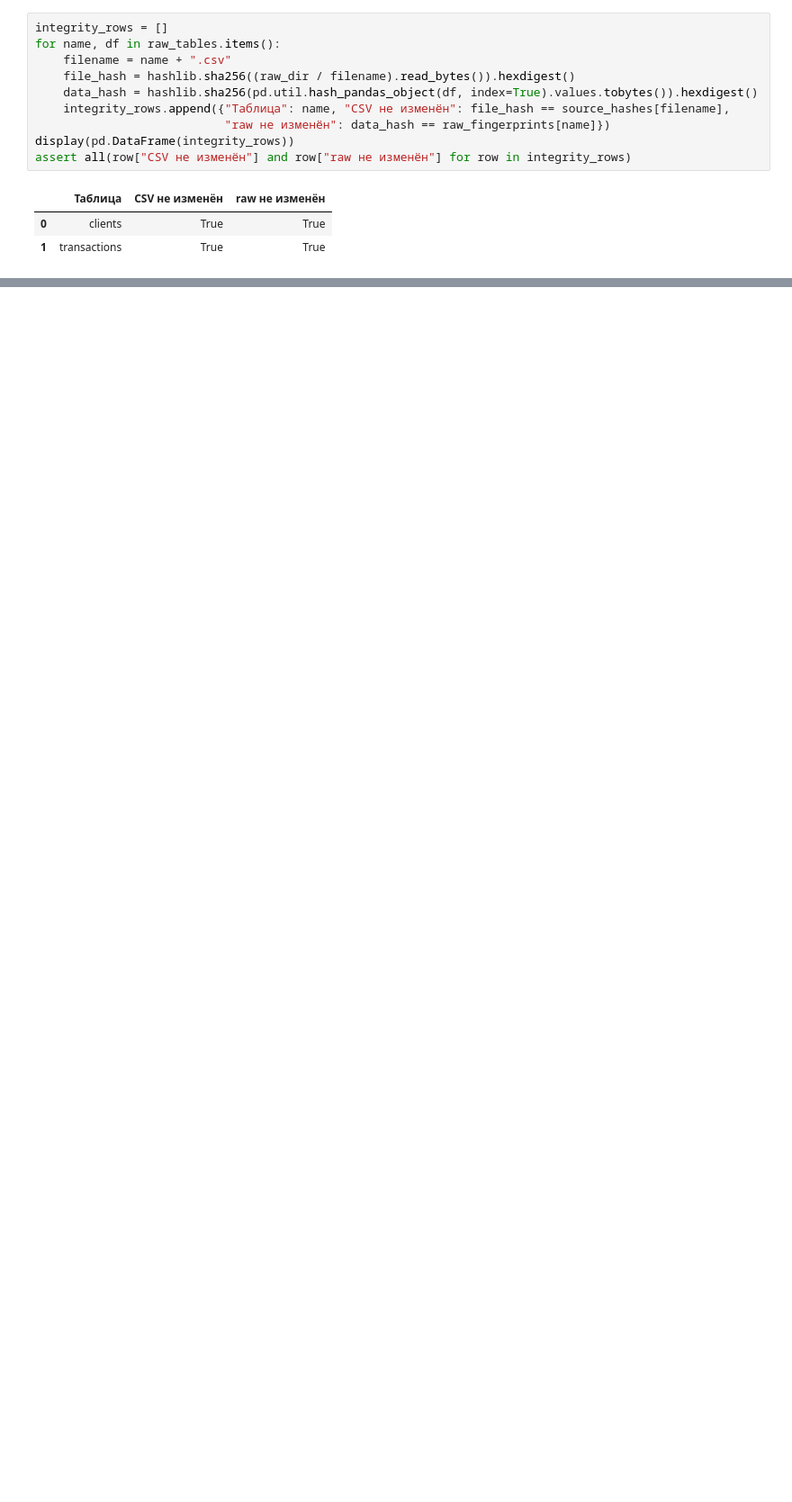
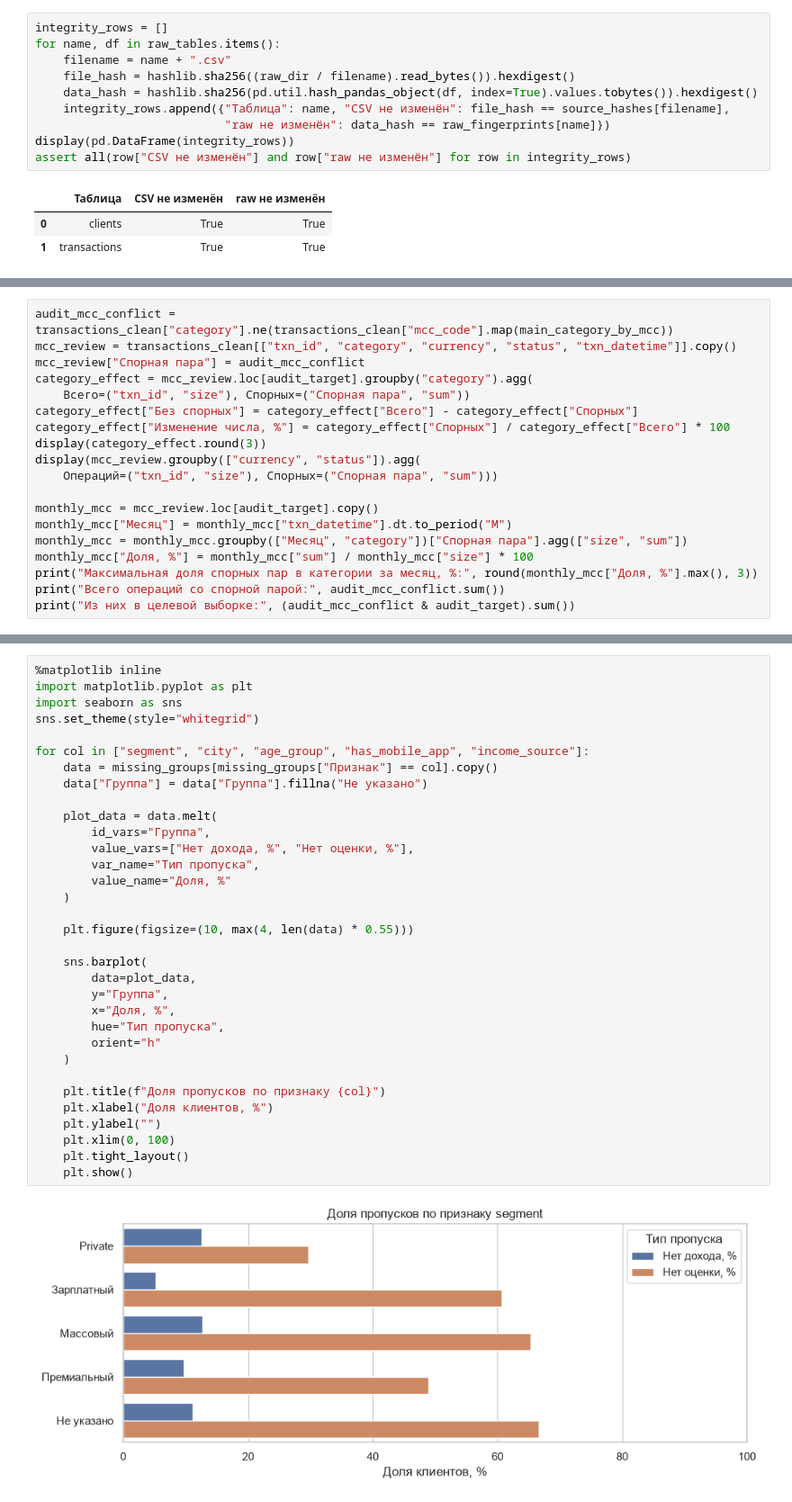
Before and after one commit to nikita-sv1/Stadnik_Nikita_Lab1, a Jupyter notebook: 01_analysis.ipynb, the cells around one changed output, grey strips where cells are left out. Shown at 90% size. Drawn from its saved outputs; the diff is of its cells as text; blank space fills up the shorter version.

```diff
--- a/01_analysis.ipynb
+++ b/01_analysis.ipynb
@@ -1122,0 +1273,19 @@ SHA-256 обоих исходных CSV и отпечатки `clients_raw` / `t
+# %%
+audit_mcc_conflict = transactions_clean["category"].ne(transactions_clean["mcc_code"].map(main_category_by_mcc))
+mcc_review = transactions_clean[["txn_id", "category", "currency", "status", "txn_datetime"]].copy()
+mcc_review["Спорная пара"] = audit_mcc_conflict
+category_effect = mcc_review.loc[audit_target].groupby("category").agg(
+    Всего=("txn_id", "size"), Спорных=("Спорная пара", "sum"))
+category_effect["Без спорных"] = category_effect["Всего"] - category_effect["Спорных"]
+category_effect["Изменение числа, %"] = category_effect["Спорных"] / category_effect["Всего"] * 100
+display(category_effect.round(3))
+display(mcc_review.groupby(["currency", "status"]).agg(
+    Операций=("txn_id", "size"), Спорных=("Спорная пара", "sum")))
+
+monthly_mcc = mcc_review.loc[audit_target].copy()
+monthly_mcc["Месяц"] = monthly_mcc["txn_datetime"].dt.to_period("M")
+monthly_mcc = monthly_mcc.groupby(["Месяц", "category"])["Спорная пара"].agg(["size", "sum"])
+monthly_mcc["Доля, %"] = monthly_mcc["sum"] / monthly_mcc["size"] * 100
+print("Максимальная доля спорных пар в категории за месяц, %:", round(monthly_mcc["Доля, %"].max(), 3))
+print("Всего операций со спорной парой:", audit_mcc_conflict.sum())
+print("Из них в целевой выборке:", (audit_mcc_conflict & audit_target).sum())
@@ -1122,0 +1495,35 @@ SHA-256 обоих исходных CSV и отпечатки `clients_raw` / `t
+# %%
+%matplotlib inline
+import matplotlib.pyplot as plt
+import seaborn as sns
+sns.set_theme(style="whitegrid")
+
+for col in ["segment", "city", "age_group", "has_mobile_app", "income_source"]:
+    data = missing_groups[missing_groups["Признак"] == col].copy()
+    data["Группа"] = data["Группа"].fillna("Не указано")
+
+    plot_data = data.melt(
+        id_vars="Группа",
+        value_vars=["Нет дохода, %", "Нет оценки, %"],
+        var_name="Тип пропуска",
+        value_name="Доля, %"
+    )
+
+    plt.figure(figsize=(10, max(4, len(data) * 0.55)))
+
+    sns.barplot(
+        data=plot_data,
+        y="Группа",
+        x="Доля, %",
+        hue="Тип пропуска",
+        orient="h"
+    )
+
+    plt.title(f"Доля пропусков по признаку {col}")
+    plt.xlabel("Доля клиентов, %")
+    plt.ylabel("")
+    plt.xlim(0, 100)
+    plt.tight_layout()
+    plt.show()
+# %% [output]
+[figure, added]
```
Also changed, not shown: parts of 186 cells of this notebook, 8 other files.
